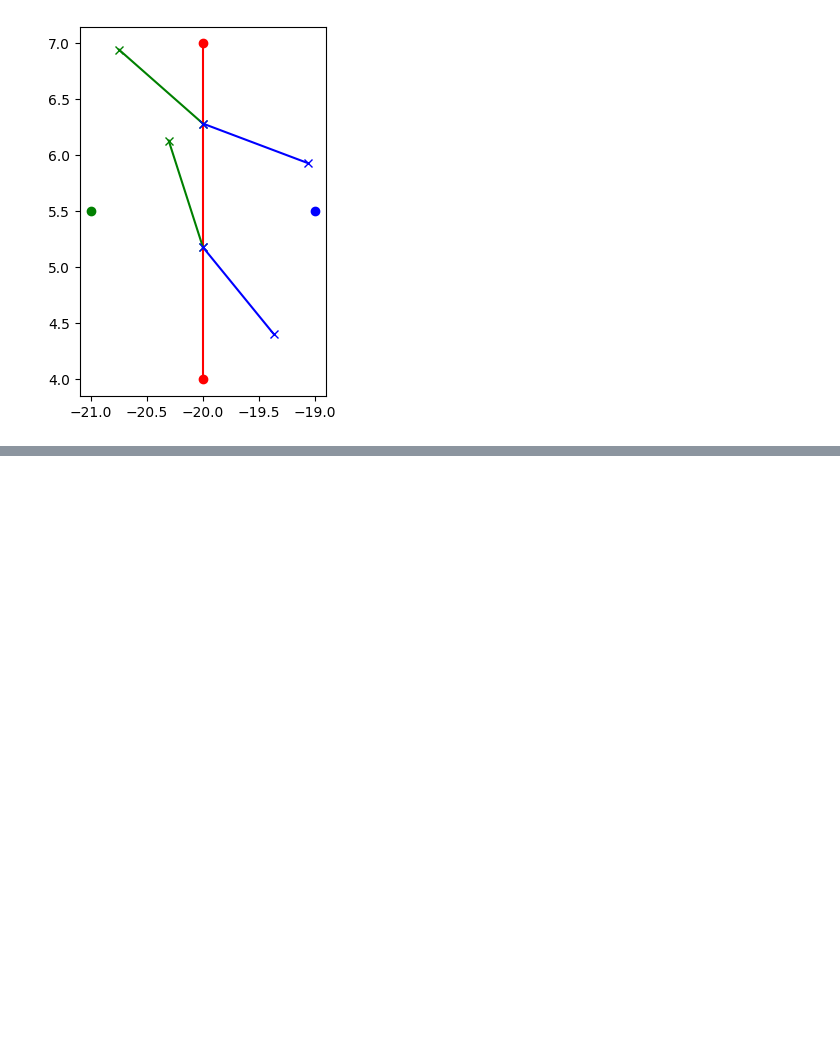
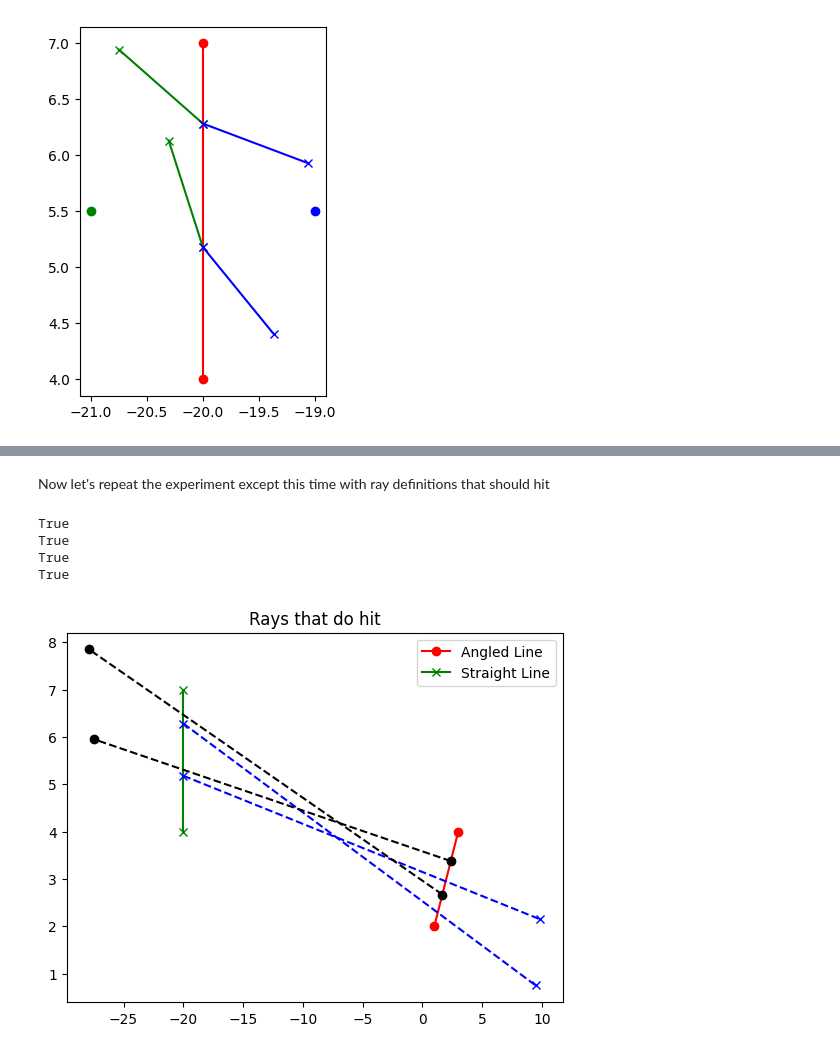
Before and after one commit to engineerjames/view-factor, a Jupyter notebook: python/check.ipynb, the cells around one changed output, grey strips where cells are left out. Drawn from its saved outputs; the diff is of its cells as text; code cells hidden in the pictures; blank space fills up the shorter version.

```diff
--- a/python/check.ipynb
+++ b/python/check.ipynb
@@ -236,0 +337,57 @@ In order to determine if
+# %% [markdown]
+Now let's repeat the experiment except this time with ray definitions that should hit
+# %%
+straight_rays_that_hit: list[Ray] = []
+straight_rays_that_hit.append(Ray(Point2D(-20, 5.181012), -5.801895))
+straight_rays_that_hit.append(Ray(Point2D(-20, 6.2847443), -10.6312))
+
+angled_rays_that_hit: list[Ray] = []
+angled_rays_that_hit.append(Ray(Point2D(2.3788886, 3.3788888), 175.07376))
+angled_rays_that_hit.append(Ray(Point2D(1.6721303, 2.6721303), 170.06293))
+
+plt.plot()
+
+angled_line = line1
+straight_line = line2
+
+# First plot our two lines
+plot_line(angled_line, marker="o", color="red")
+plot_line(straight_line, marker="x", color="green")
+
+viewable_ray_length = 30
+
+# Then, plot the rays for the straight line on the left
+ray_color = "blue"
+for ray in straight_rays_that_hit:
+    ray.length = viewable_ray_length
+    plt.plot(
+        [ray.point.x, ray.getEndPoint().x],
+        [ray.point.y, ray.getEndPoint().y],
+        marker="x",
+        linestyle="dashed",
+        color=ray_color,
+    )
+    print(does_ray_hit(angled_line, ray))
+
+# Now the rays for the angled line on the right
+ray_color = "black"
+for ray in angled_rays_that_hit:
+    ray.length = viewable_ray_length
+    plt.plot(
+        [ray.point.x, ray.getEndPoint().x],
+        [ray.point.y, ray.getEndPoint().y],
+        marker="o",
+        linestyle="dashed",
+        color=ray_color,
+    )
+    print(does_ray_hit(straight_line, ray))
+
+plt.title("Rays that do hit")
+plt.legend(["Angled Line", "Straight Line"])
+plt.show()
+# %% [output]
+True
+True
+True
+True
+[figure, added]
```
Also changed, not shown: parts of 4 cells of this notebook.
